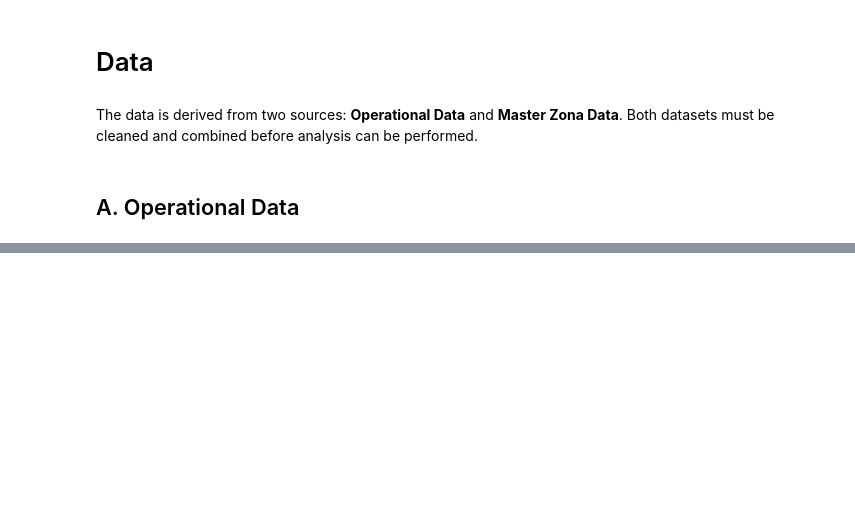
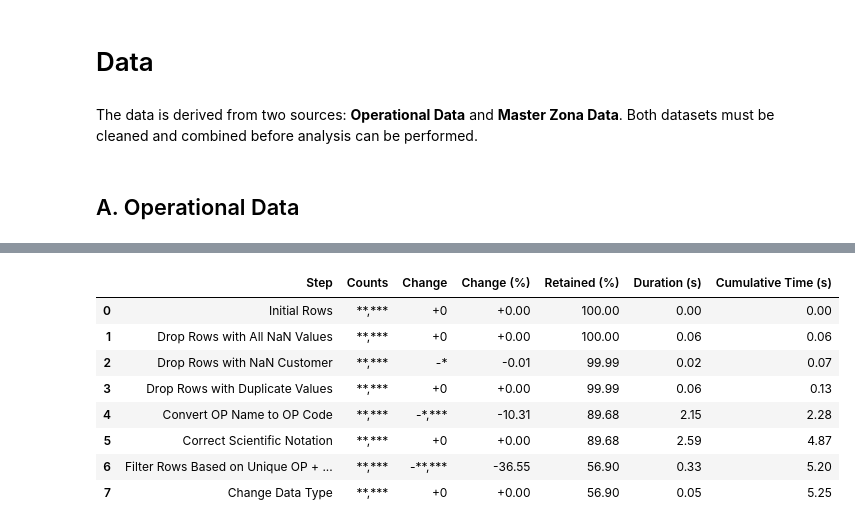
Before and after one commit to MNAtthoriq/km-master-discrepancy-detection-system, a Jupyter notebook: notebooks/01-KM-Master-Discrepancy-Detection.ipynb, the cells around one changed output, grey strips where cells are left out. Cells and saved outputs as stored; diff of their text form; code cells hidden in the pictures; blank space fills up the shorter version.

Commit message:
Update notebooks until KM Master method

```diff
--- a/notebooks/01-KM-Master-Discrepancy-Detection.ipynb
+++ b/notebooks/01-KM-Master-Discrepancy-Detection.ipynb
@@ -44,0 +198,4 @@ Operational Data Column Names:
+# %%
+# track preprocessing master zona data
+tracker_mz_data = DataTracker("Master Zona Data")
+tracker_mz_data.track(df_mz_data, step_name="Initial Rows")
@@ -44,0 +268,4 @@ Operational Data Column Names:
+# %%
+# show summary
+tracker_mz_data.summary()
+# %% [output]
@@ -44,0 +273,9 @@ Operational Data Column Names:
+|  | Step | Counts | Change | Change (%) | Retained (%) | Duration (s) | Cumulative Time (s) |
+| 0 | Initial Rows | **,*** | +0 | +0.00 | 100.00 | 0.00 | 0.00 |
+| 1 | Drop Rows with All NaN Values | **,*** | +0 | +0.00 | 100.00 | 0.06 | 0.06 |
+| 2 | Drop Rows with NaN Customer | **,*** | -* | -0.01 | 99.99 | 0.02 | 0.07 |
+| 3 | Drop Rows with Duplicate Values | **,*** | +0 | +0.00 | 99.99 | 0.06 | 0.13 |
+| 4 | Convert OP Name to OP Code | **,*** | -*,*** | -10.31 | 89.68 | 2.15 | 2.28 |
+| 5 | Correct Scientific Notation | **,*** | +0 | +0.00 | 89.68 | 2.59 | 4.87 |
+| 6 | Filter Rows Based on Unique OP + ... | **,*** | -**,*** | -36.55 | 56.90 | 0.33 | 5.20 |
+| 7 | Change Data Type | **,*** | +0 | +0.00 | 56.90 | 0.05 | 5.25 |
```
Also changed, not shown: parts of 27 cells of this notebook.
